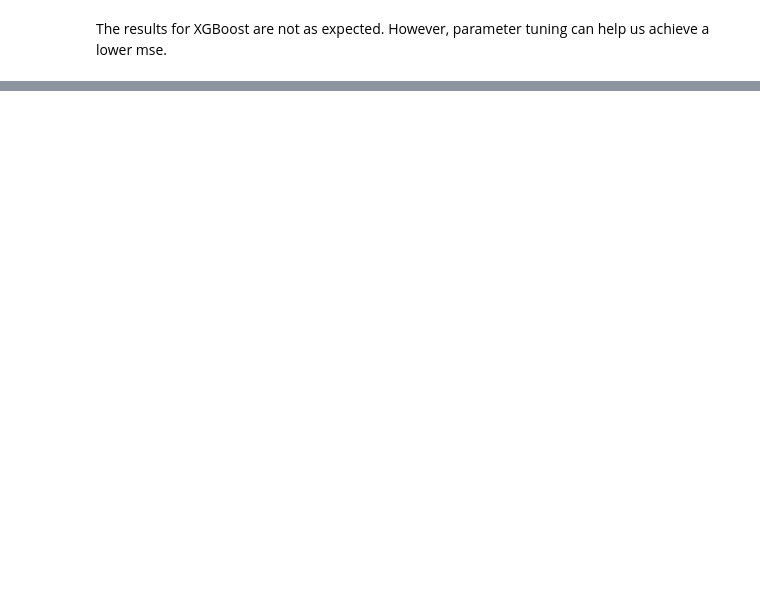
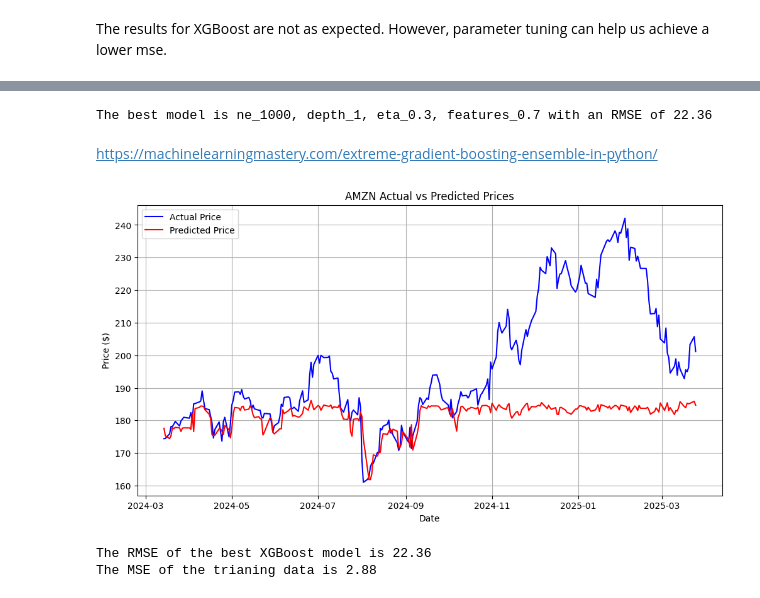
Before and after one commit to OAillon/Stock-Price-Prediction, a Jupyter notebook: jupyter_notebooks/XGBoost.ipynb, the cells around one changed output, grey strips where cells are left out. Cells and saved outputs as stored; diff of their text form; code cells hidden in the pictures; blank space fills up the shorter version.

```diff
--- a/jupyter_notebooks/XGBoost.ipynb
+++ b/jupyter_notebooks/XGBoost.ipynb
@@ -160,0 +169,60 @@ results_comparison.tail()
+# %%
+def findBestNumEstimators(models, n_estimator_list, depth_list, eta_list, feature_pct_list):
+    mse_list = []
+    best_mse = 100000000
+
+    for n in n_estimator_list:
+        for d in depth_list:
+            for lr in eta_list:
+                for f in feature_pct_list:
+                    key = f"ne_{n}, depth_{d}, eta_{lr}, features_{f}"
+                    models[key] = XGBRegressor(random_state = 1000, n_estimators = n, max_depth = d, eta = lr, colsample_bytree = f)
+                    models[key].fit(X_train, y_train)
+                    y_pred = models[key].predict(X_test)
+                    mse = mean_squared_error(y_test, y_pred)
+                    mse_list.append(mse)
+                    if  mse < best_mse:
+                        best_mse = mse
+                        best_model_key = key
+                        best_pred = y_pred
+
+    return best_model_key, best_mse, mse_list, best_pred
+# %%
+models = dict()
+n_estimator_list = [50, 100, 500, 1000, 2000]
+depth_list = [1,3,5,8]
+learning_rate = [ 0.1, 0.2, 0.3, 0.5]
+feature_pct = [0.5, 0.7, 1]
+
+
+best_model, best_mse, mse_list, best_pred= findBestNumEstimators(
+    models,
+    n_estimator_list, depth_list, learning_rate, feature_pct
+)
+print(f"The best model is {best_model} with an RMSE of {np.sqrt(best_mse):.2f}")
+# %% [output]
+The best model is ne_1000, depth_1, eta_0.3, features_0.7 with an RMSE of 22.36
+# %% [markdown]
+https://machinelearningmastery.com/extreme-gradient-boosting-ensemble-in-python/
+# %%
+# Plotting the predictions
+plt.figure(figsize=(12,6))
+plt.plot(y_test.index, y_test, label = "Actual Price", color = "blue")
+plt.plot(y_test.index, best_pred, label = "Predicted Price", color = "red")
+plt.title(f"{ticker} Actual vs Predicted Prices")
+plt.xlabel("Date")
+plt.ylabel("Price ($)")
+plt.legend()
+plt.grid(True)
+plt.show()
+# %% [output]
+[figure, added]
+# %%
+print(f"The RMSE of the best XGBoost model is {np.sqrt(best_mse):.2f}")
+
+train_pred = models[best_model].predict(X_train)
+training_accuracy = mean_squared_error(y_train, train_pred)
+print(f"The RMSE of the trianing data is {np.sqrt(training_accuracy):.2f}")
+# %% [output]
+The RMSE of the best XGBoost model is 22.36
+The MSE of the trianing data is 2.88
```
Also changed, not shown: parts of 10 cells of this notebook.
